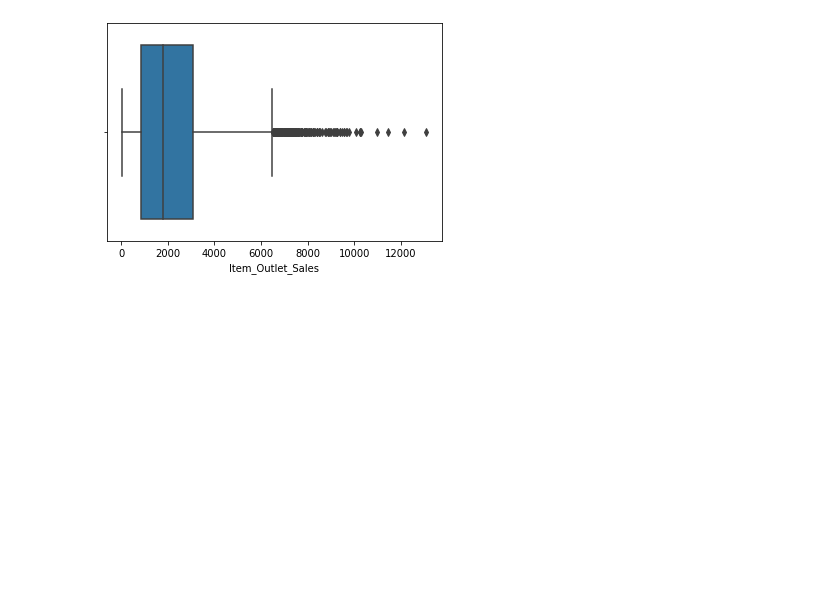
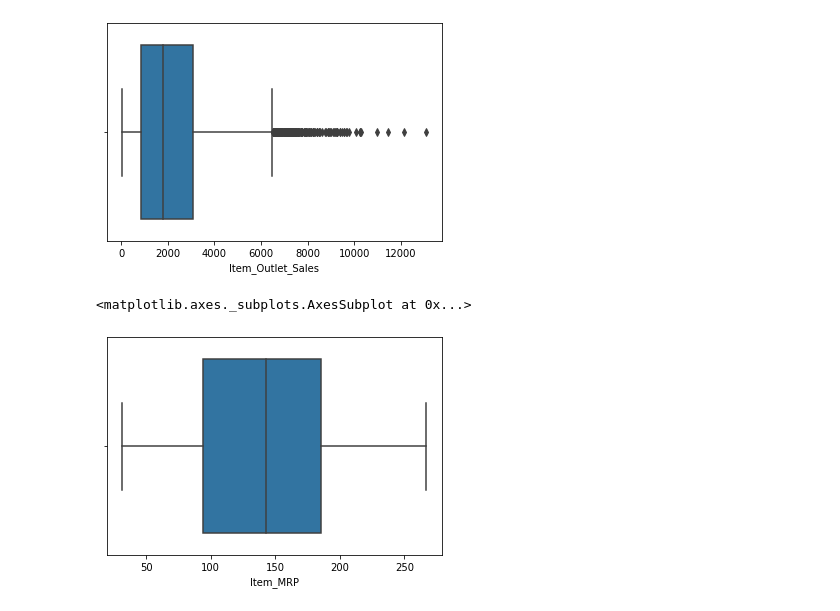
Before and after one commit to DSamson24/Big_Mart_Sales, a Jupyter notebook: Big_Mart_Sales.ipynb, the cells around one changed output. Saved outputs shown, nothing was run; the diff lists cells and outputs as text; code cells hidden in the pictures; blank space fills up the shorter version.

```diff
--- a/Big_Mart_Sales.ipynb
+++ b/Big_Mart_Sales.ipynb
@@ -144,3 +144,8 @@ sns.boxplot(big_mart['Item_Outlet_Sales'])
 # %% [output]
 <matplotlib.axes._subplots.AxesSubplot at 0x...>
 [figure]
+# %%
+sns.boxplot(big_mart['Item_MRP'])
+# %% [output]
+<matplotlib.axes._subplots.AxesSubplot at 0x...>
+[figure, added]
```
Also changed, not shown: parts of 6 cells of this notebook.
